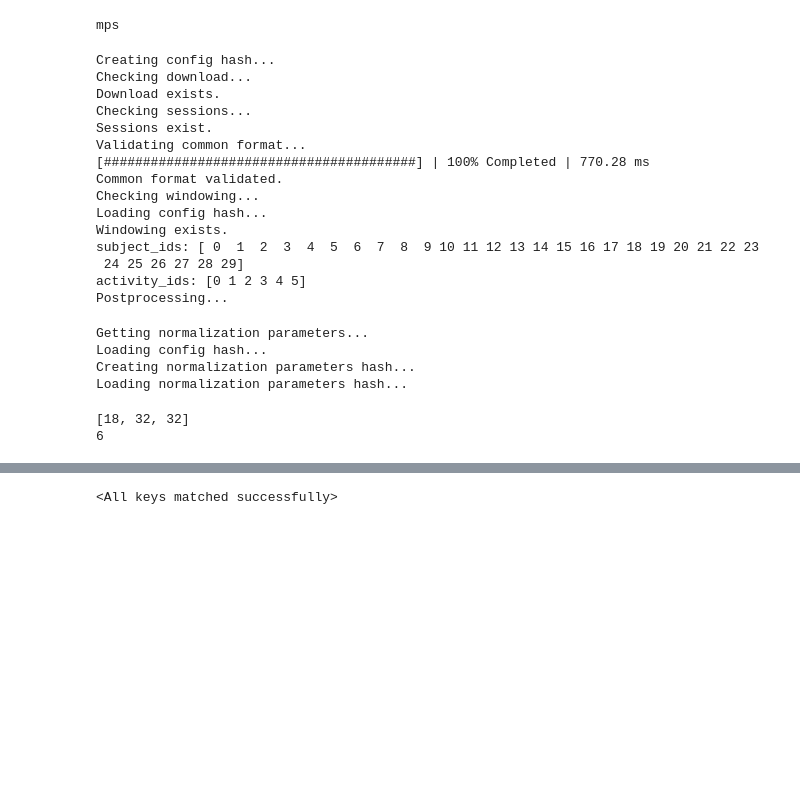
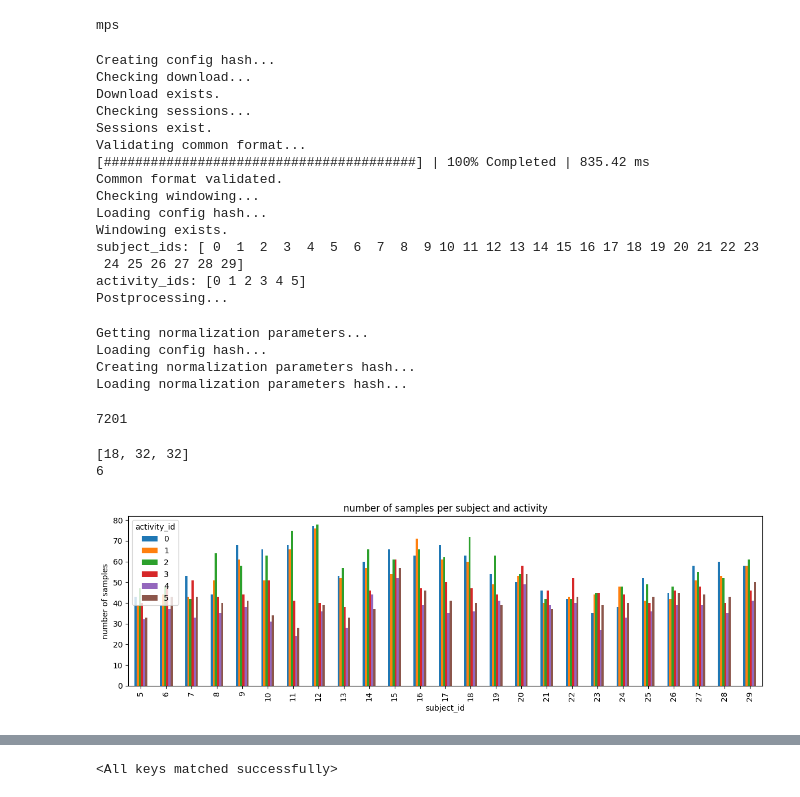
Before and after one commit to chookcurry/flow-matching, a Jupyter notebook: notebooks/whar/train_latent_flow.ipynb, the cells around one changed output, grey strips where cells are left out. Saved outputs shown, nothing was run; the diff lists cells and outputs as text; code cells hidden in the pictures; blank space fills up the shorter version.

```diff
--- a/notebooks/whar/train_latent_flow.ipynb
+++ b/notebooks/whar/train_latent_flow.ipynb
@@ -21,7 +26,8 @@ print(device)
 # %% [output]
 mps
 # %%
-sampler = WHARSampler(subject_id=1)
+# sampler = WHARSampler(subject_id=1)
+sampler = WHARSampler()
 # %% [output]
 Creating config hash...
 Checking download...
@@ -29,7 +35,7 @@ Download exists.
 Checking sessions...
 Sessions exist.
 Validating common format...
-[########################################] | 100% Completed | 770.28 ms
+[########################################] | 100% Completed | 835.42 ms
 Common format validated.
 Checking windowing...
 Loading config hash...
@@ -42,6 +48,10 @@ Getting normalization parameters...
 Loading config hash...
 Creating normalization parameters hash...
 Loading normalization parameters hash...
+# %%
+print(len(sampler.train_indices))
+# %% [output]
+7201
 # %%
 shape = sampler.get_shape()
 num_channels = shape[1]
@@ -52,4 +62,8 @@ print(num_classes)
 # %% [output]
 [18, 32, 32]
 6
+# %%
+sampler.sampler.plot_indices_statistics(sampler.train_indices)
+# %% [output]
+[figure, added]
 # %%
```
Also changed, not shown: parts of 11 cells of this notebook, 37 other files.
